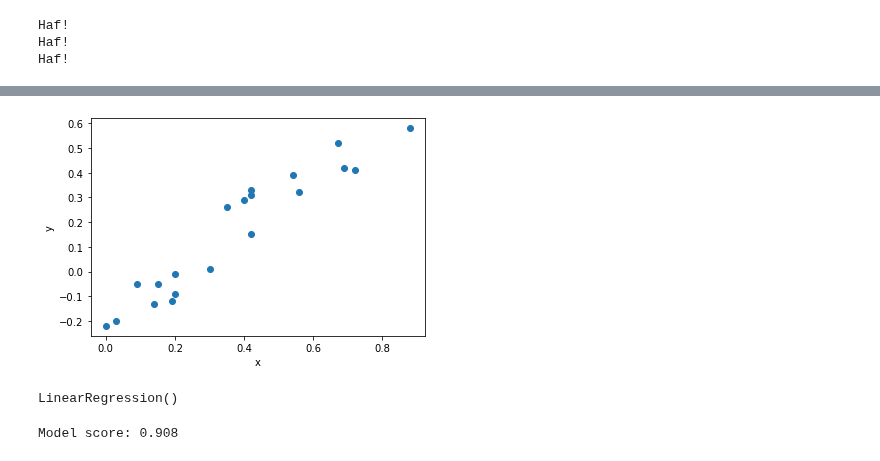
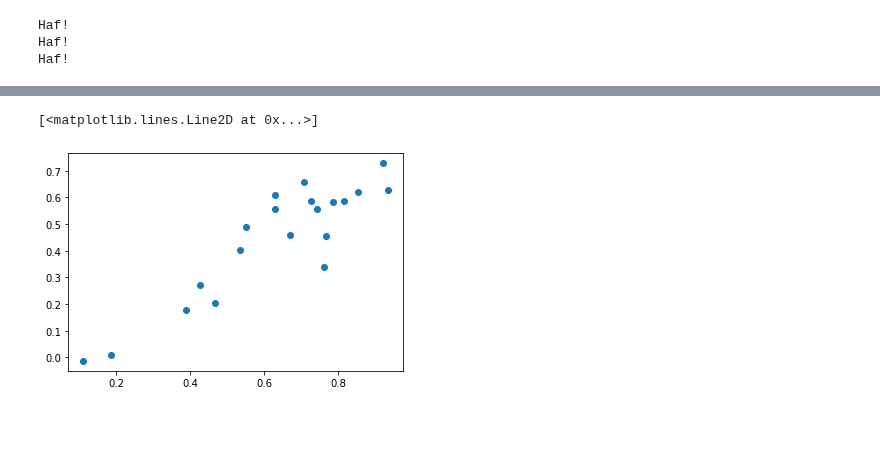
Before and after one commit to toastmaker/lectures, a Jupyter notebook: notebooks/Python is an object oriented language.ipynb, the cells around one changed output, grey strips where cells are left out. Saved outputs shown, nothing was run; the diff lists cells and outputs as text; code cells hidden in the pictures; blank space fills up the shorter version.

```diff
--- a/notebooks/Python is an object oriented language.ipynb
+++ b/notebooks/Python is an object oriented language.ipynb
@@ -93,5 +208,5 @@ image.append(m87)
 # %%
 from scipy import interpolate
 # %%
-x = np.arange(0, 10)
-y = np.exp(-x/3.0)
+x = np.arange(0,10)
+y = np.exp(-x/5.)
@@ -120,11 +245,7 @@ f.fill_value = 'extrapolate'
 # %%
-def generate_data(N=20, rseed=1):
-    rng = np.random.RandomState(rseed)
-    x = rng.rand(N)
-    sigma_y = 0.1 * np.ones(N)
-
-    # linear model with noise
-    y = x - 0.2 + sigma_y * rng.randn(N)
-    return np.vstack([x, y]).round(2)
-
-x,y = generate_data()
+# from sklearn # scikit-learn
+def generate_data(N=20):
+    x = np.random.random(N)
+    sigmy_y = 0.1 * np.ones(N)
+    y = x - 0.2 + sigmy_y * np.random.randn(N)
+    return np.vstack([x,y])
@@ -131,20 +254,7 @@ x,y = generate_data()
 # %%
-plt.plot(x, y, "o")
-plt.xlabel('x')
-plt.ylabel('y');
+plt.plot(x,y,"o")
 # %% [output]
+[<matplotlib.lines.Line2D at 0x...>]
-[figure, old version]
+[figure, new version]
 # %%
 from sklearn.linear_model import LinearRegression
-# %%
-X = x[:,np.newaxis]
-
-model = LinearRegression()
-model.fit(X,y)
-# %% [output]
-LinearRegression()
-# %%
-score = model.score(X, y)
-print("Model score:", round(score, 4))
-# %% [output]
-Model score: 0.908
```
Also changed, not shown: parts of 88 cells of this notebook, 1 other file.
